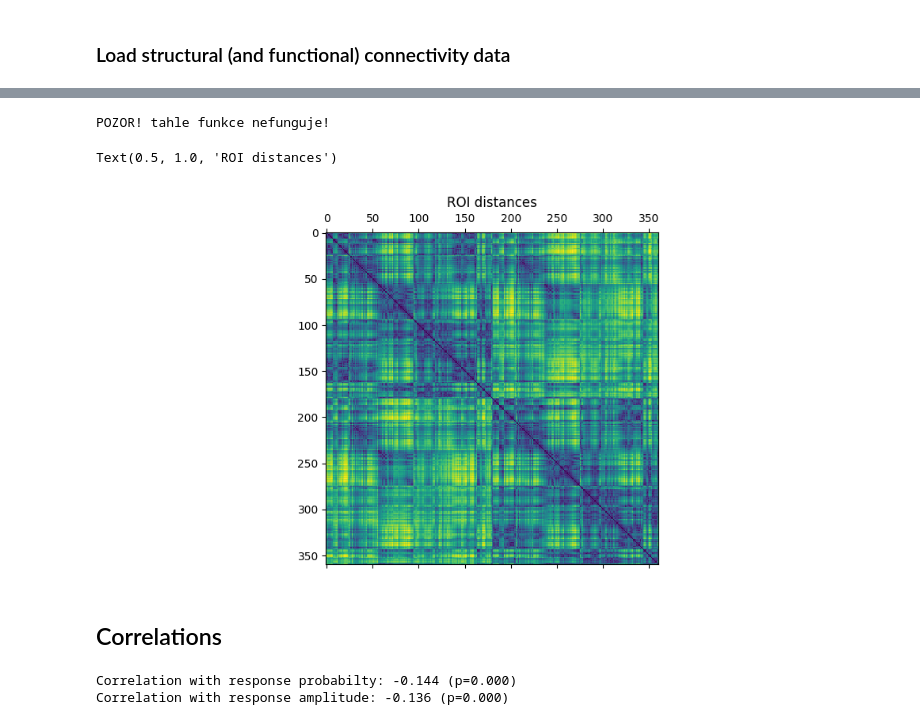
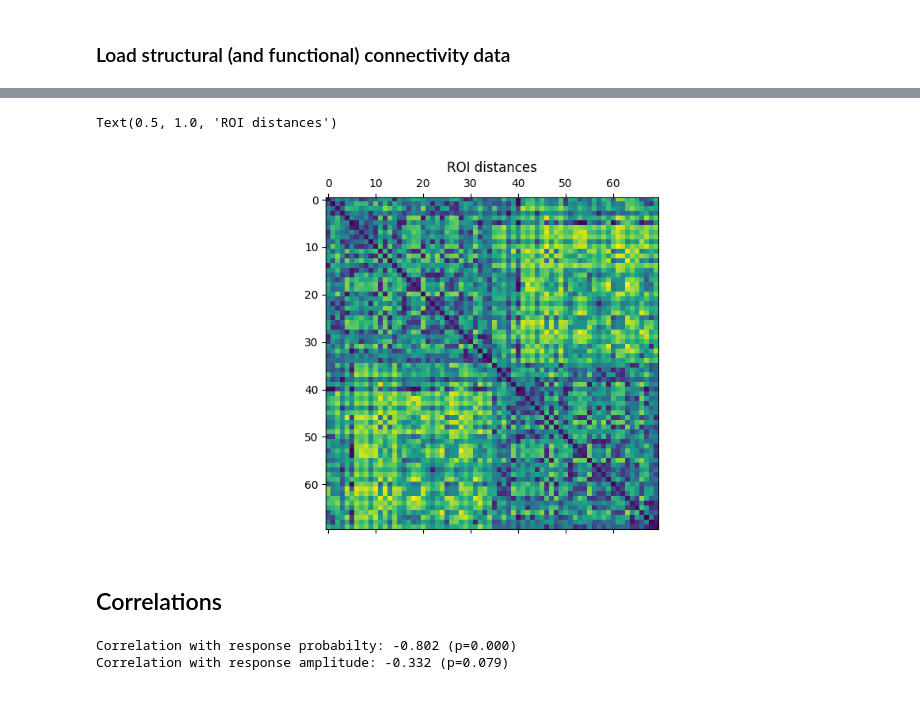
Before and after one commit to Katterrina/fimuni_thesis, a Jupyter notebook: notebooks/ftract.ipynb, the cells around one changed output, grey strips where cells are left out. Drawn from its saved outputs; the diff is of its cells as text; code cells hidden in the pictures.

```diff
--- a/notebooks/ftract.ipynb
+++ b/notebooks/ftract.ipynb
@@ -107,16 +114,15 @@ Text(0.5, 1.0, 'Structural connectivity - lengths (log)')
 # %%
 if PARCELLATION == "MNI-HCP-MMP1":
-    ED = data.glasser_roi_distances(360)
+    ED = data.glasser_roi_distances(360,ftract_labels)
 else:
     ED = SC_L
 
 fig, axs = plt.subplots(1, 1, tight_layout=True)
 axs.matshow(ED)
 axs.set_title("ROI distances")
 # %% [output]
-POZOR! tahle funkce nefunguje!
+Text(0.5, 1.0, 'ROI distances')
-Text(0.5, 1.0, 'ROI distances')
-[figure, old version]
+[figure, new version]
 # %%
 PLOT = False
 # %% [markdown]
@@ -147,10 +153,10 @@ def coor_plot(X):
     df_raf = pd.DataFrame({'x':X_ranks_raf,'y':raf_ranks})
     sns.lmplot(data=df_raf,x='x',y='y');
 # %%
-coor_with_response(ED) # FIXME
+coor_with_response(ED)
 # %% [output]
-Correlation with response probabilty: -0.144 (p=0.000)
-Correlation with response amplitude: -0.136 (p=0.000)
+Correlation with response probabilty: -0.802 (p=0.000)
+Correlation with response amplitude: -0.332 (p=0.079)
 # %%
 coor_with_response(SC_W)
 # %% [output]
```
Also changed, not shown: parts of 13 cells of this notebook.
